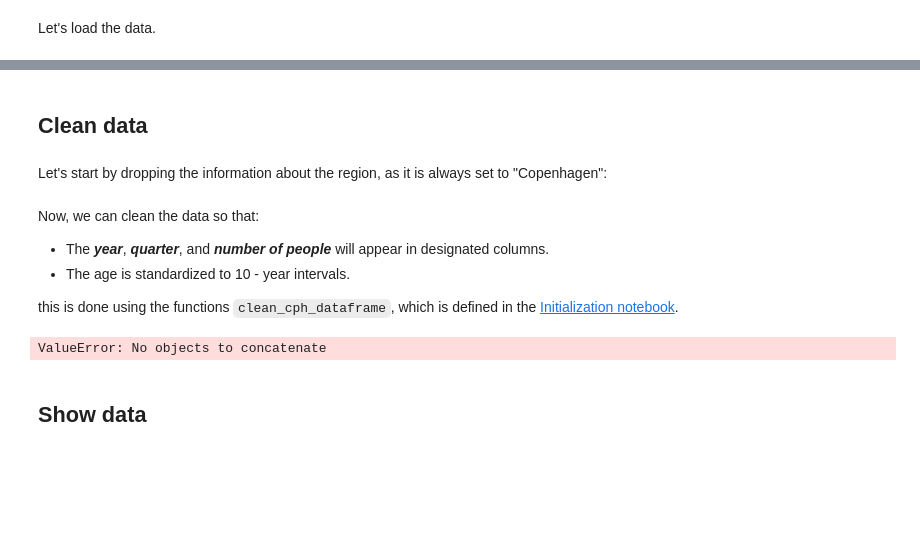
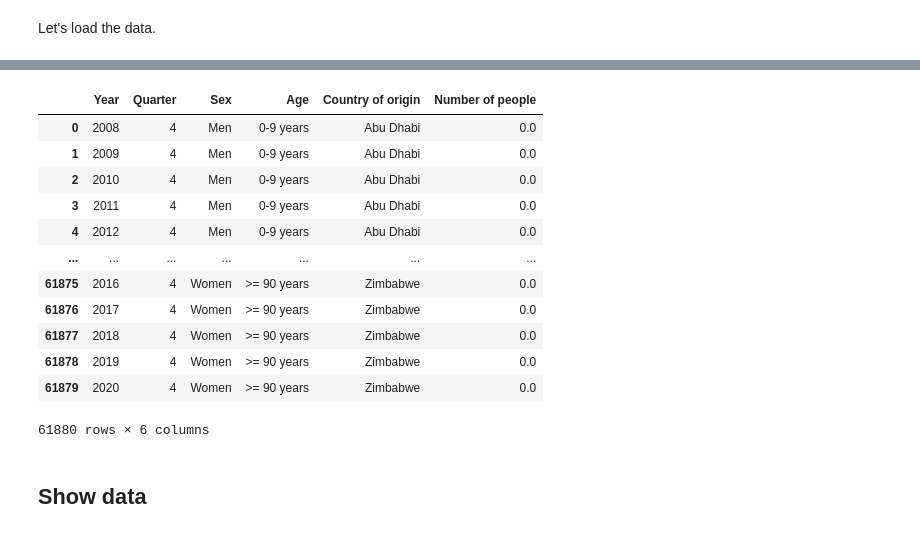
Before and after one commit to wojciechdk/social_data_analysis_and_visualization_final_project, a Jupyter notebook: data_visualization.ipynb, the cells around one changed output, grey strips where cells are left out. Cells and saved outputs as stored; diff of their text form; code cells hidden in the pictures; blank space fills up the shorter version.

```diff
--- a/data_visualization.ipynb
+++ b/data_visualization.ipynb
@@ -117,4 +71,0 @@ display(df_country_raw)
-# %% [markdown]
-## Clean data
-# %% [markdown]
-Let's start by dropping the information about the region, as it is always set to "Copenhagen":
@@ -125,24 +72,24 @@ df_country = df_country_raw.drop(
-# %% [markdown]
-Now, we can clean the data so that:
-- The ***year***, ***quarter***, and ***number of people*** will appear in designated columns.
-- The age is standardized to 10 - year intervals.
-
-this is done using the functions `clean_cph_dataframe`, which is defined in the [Initialization notebook](https://social-data-analysis-and-visualization-final-project.s3.eu-central-1.amazonaws.com/initialization.html).
-# %%
-# Clean and standardize the dataframe
-df_country = clean_cph_dataframe(df_country,
-                                 value_name='Number of people',
-                                 df_name='Country of origin')
-
-# Ensure correct data types.
-columns_int = ['Year', 'Quarter']
-columns_str = ['Sex', 'Age', 'Country of origin']
-df_country = set_data_types(df_country, columns_int, columns_str)
-
-# Show dataframe.
-display(df_country)
-# %% [output]
-ValueError: No objects to concatenate
+# %%
+# Load the data containing information about the population
+# of Copenhagen by the country of origin.
+df_country = cph_data.country_of_origin
+
+# Show dataframe.
+display(df_country)
+# %% [output]
+|  | Year | Quarter | Sex | Age | Country of origin | Number of people |
+| 0 | 2008 | 4 | Men | 0-9 years | Abu Dhabi | 0.0 |
+| 1 | 2009 | 4 | Men | 0-9 years | Abu Dhabi | 0.0 |
+| 2 | 2010 | 4 | Men | 0-9 years | Abu Dhabi | 0.0 |
+| 3 | 2011 | 4 | Men | 0-9 years | Abu Dhabi | 0.0 |
+| 4 | 2012 | 4 | Men | 0-9 years | Abu Dhabi | 0.0 |
+| ... | ... | ... | ... | ... | ... | ... |
+| 61875 | 2016 | 4 | Women | >= 90 years | Zimbabwe | 0.0 |
+| 61876 | 2017 | 4 | Women | >= 90 years | Zimbabwe | 0.0 |
+| 61877 | 2018 | 4 | Women | >= 90 years | Zimbabwe | 0.0 |
+| 61878 | 2019 | 4 | Women | >= 90 years | Zimbabwe | 0.0 |
+| 61879 | 2020 | 4 | Women | >= 90 years | Zimbabwe | 0.0 |
+61880 rows × 6 columns
 # %% [markdown]
 ## Show data
 # %% [markdown]
```
Also changed, not shown: parts of 34 cells of this notebook, 6 other files.
